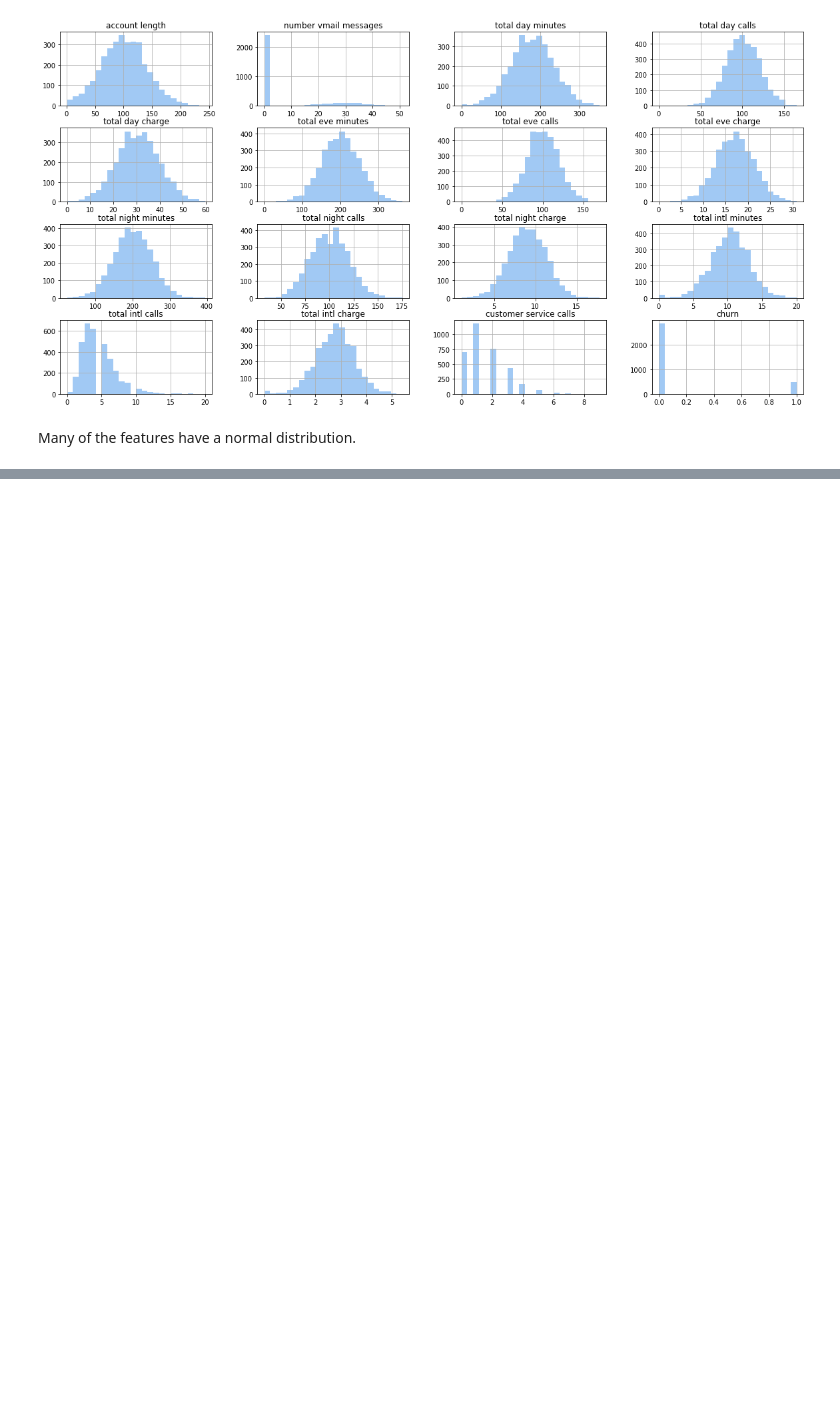
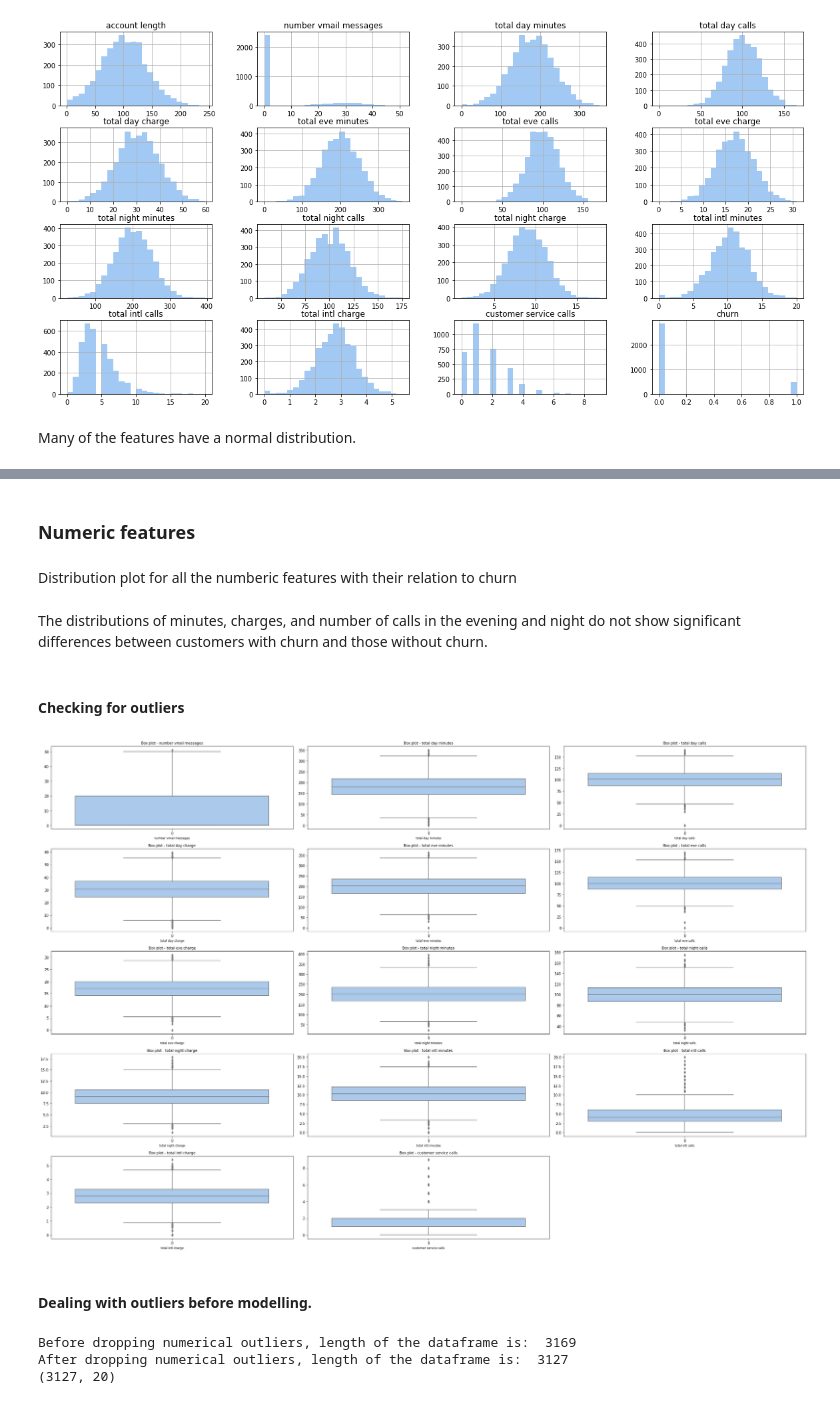
Before and after one commit to 101Prudencia-py/Churn-Analysis, a Jupyter notebook: Untitled.ipynb, the cells around one changed output, grey strips where cells are left out. Drawn from its saved outputs; the diff is of its cells as text; code cells hidden in the pictures; blank space fills up the shorter version.

```diff
--- a/Untitled.ipynb
+++ b/Untitled.ipynb
@@ -427,0 +468,4 @@ KeyboardInterrupt:
+# %% [markdown]
+### Numeric features
+# %% [markdown]
+Distribution plot for all the numberic features with their relation to churn
@@ -427,0 +521,51 @@ KeyboardInterrupt:
+# %% [markdown]
+The distributions of minutes, charges, and number of calls in the  evening and night do not show significant differences between customers with churn and those without churn.
+# %% [markdown]
+#### Checking for outliers
+# %%
+columns = ['number vmail messages', 'total day minutes', 'total day calls', 'total day charge',
+           'total eve minutes', 'total eve calls', 'total eve charge',
+           'total night minutes', 'total night calls', 'total night charge',
+           'total intl minutes', 'total intl calls', 'total intl charge',
+           'customer service calls']
+
+# Calculate the required number of rows and columns for subplots
+num_rows = (len(columns) - 1) // 3 + 1
+num_cols = min(len(columns), 3)
+
+# Create the subplots
+fig, axes = plt.subplots(num_rows, num_cols, figsize=(10*num_cols, 4*num_rows))
+
+# Generate box plots for each column
+for i, column in enumerate(columns):
+    row = i // num_cols
+    col = i % num_cols
+    sns.boxplot(data=df[column], ax=axes[row, col])
+    axes[row, col].set_title(f'Box plot - {column}', fontsize=10)
+    axes[row, col].set_xlabel(column, fontsize=8)
+
+# Remove any empty subplots
+if i < (num_rows * num_cols) - 1:
+    for j in range(i + 1, num_rows * num_cols):
+        fig.delaxes(axes.flatten()[j])
+
+plt.tight_layout()
+plt.show()
+# %% [output]
+[figure, added]
+# %% [markdown]
+#### Dealing with outliers before modelling.
+# %%
+print("Before dropping numerical outliers, length of the dataframe is: ",len(df))
+def drop_numerical_outliers(df, z_thresh=3):
+    constrains = df.select_dtypes(include=[np.number]).apply(lambda x: np.abs(stats.zscore(x)) < z_thresh) \
+        .all(axis=1)
+    df.drop(df.index[~constrains], inplace=True)
+
+drop_numerical_outliers(df)
+print("After dropping numerical outliers, length of the dataframe is: ",len(df))
+print(df.shape)
+# %% [output]
+Before dropping numerical outliers, length of the dataframe is:  3169
+After dropping numerical outliers, length of the dataframe is:  3127
+(3127, 20)
```
Also changed, not shown: parts of 11 cells of this notebook.
